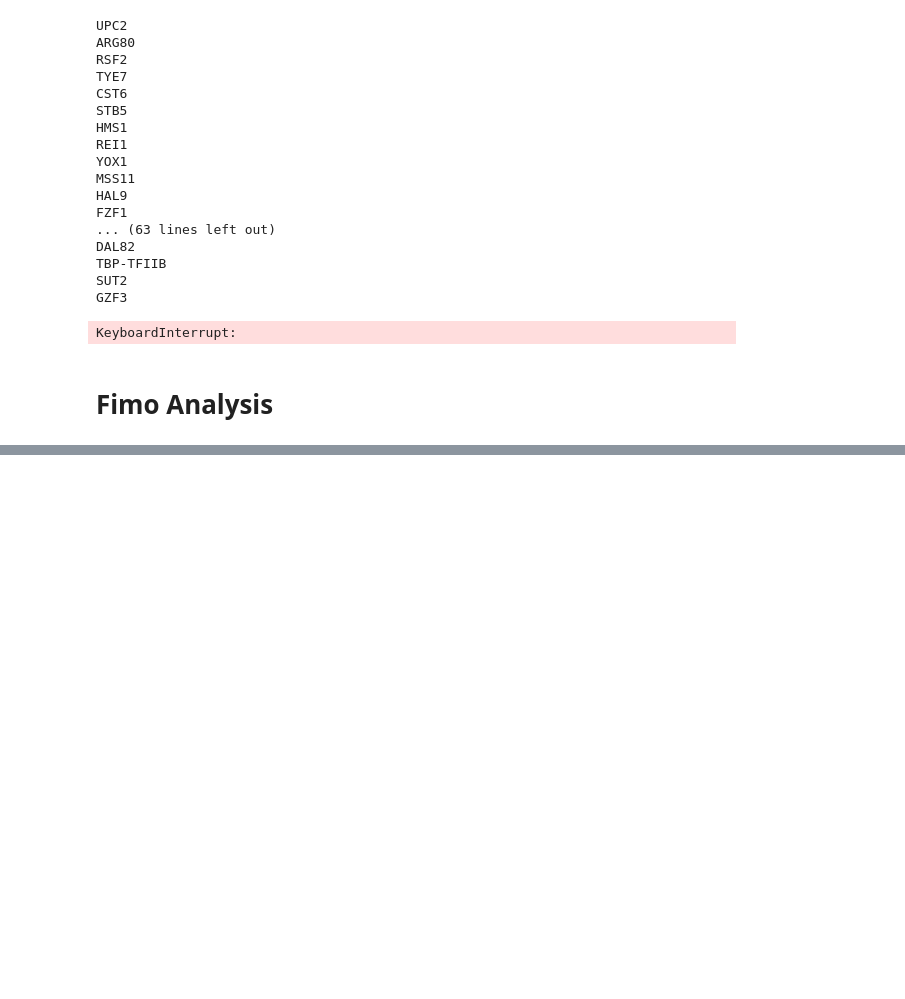
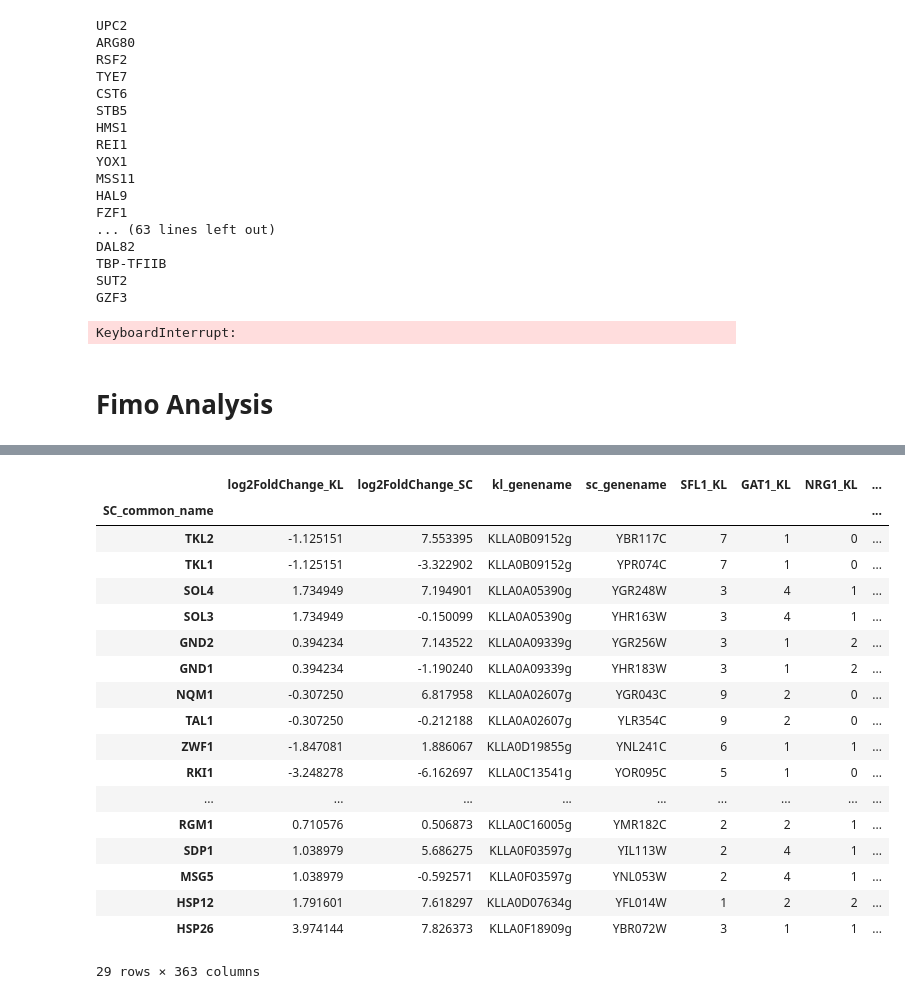
Before and after one commit to heineike02/yeast_esr_expression_analysis, a Jupyter notebook: scripts/20171004_scsigact_analysis.ipynb, the cells around one changed output, grey strips where cells are left out. Saved outputs shown, nothing was run; the diff lists cells and outputs as text; code cells hidden in the pictures; blank space fills up the shorter version.

```diff
--- a/scripts/20171004_scsigact_analysis.ipynb
+++ b/scripts/20171004_scsigact_analysis.ipynb
@@ -545,8 +591,12 @@ KeyboardInterrupt:
 # %%
 #Make promoter files for meme analysis
 
-fname_prefix = '20171003_pent'
-gene_list = ['TKL2','TKL1','SOL4','SOL3','GND2','GND1','NQM1','TAL1','ZWF1','RKI1','RPE1']
-
+fname_prefix = '20171011_pent_metab_'
+#gene_list = ['TKL2','TKL1','SOL4','SOL3','GND2','GND1','NQM1','TAL1','ZWF1','RKI1','RPE1']
+#gene_list = ['TKL2','TKL1','SOL4','SOL3','GND2','GND1','NQM1','TAL1','ZWF1','RKI1','RPE1',  #pentose phosphate
+#             'HXT5', 'HXT3', 'CYC7', 'CYC1', 'YJL045W', 'SDH1', 'HXK1', 'HXK2', 'GLK1', 'EMI2', 'SHH4', 'SDH4',  #Other respiration
+#             'USV1','RGM1','SDP1','MSG5',  #regulators
+#             'HSP12','HSP26'] #Controls
+gene_list =
 
 promoter_fname_kl, promoter_fname_sc = io_library.make_meme_promoter_files(gene_list, fname_prefix, kl_sc_PKA_data)
@@ -654,3 +690,2 @@ plot_data.to_csv(fname_presence_all_motifs)
 # %%
-fname_presence_all_motifs = data_processing_dir + os.path.normpath("motifs/20171005_pent_phos_all_motif_presence.csv")
-plot_data.to_csv(fname_presence_all_motifs)
+motif_presence = pd.read_csv(data_processing_dir + os.path.normpath("motifs/" + fname_prefix + "_all_motifs.csv"),index_col=0)
@@ -662,0 +801,22 @@ a[2].hist()
+# %%
+motif_presence
+# %% [output]
+|  | log2FoldChange_KL | log2FoldChange_SC | kl_genename | sc_genename | SFL1_KL | GAT1_KL | NRG1_KL | ... |
+| SC_common_name |  |  |  |  |  |  |  | ... |
+| TKL2 | -1.125151 | 7.553395 | KLLA0B09152g | YBR117C | 7 | 1 | 0 | ... |
+| TKL1 | -1.125151 | -3.322902 | KLLA0B09152g | YPR074C | 7 | 1 | 0 | ... |
+| SOL4 | 1.734949 | 7.194901 | KLLA0A05390g | YGR248W | 3 | 4 | 1 | ... |
+| SOL3 | 1.734949 | -0.150099 | KLLA0A05390g | YHR163W | 3 | 4 | 1 | ... |
+| GND2 | 0.394234 | 7.143522 | KLLA0A09339g | YGR256W | 3 | 1 | 2 | ... |
+| GND1 | 0.394234 | -1.190240 | KLLA0A09339g | YHR183W | 3 | 1 | 2 | ... |
+| NQM1 | -0.307250 | 6.817958 | KLLA0A02607g | YGR043C | 9 | 2 | 0 | ... |
+| TAL1 | -0.307250 | -0.212188 | KLLA0A02607g | YLR354C | 9 | 2 | 0 | ... |
+| ZWF1 | -1.847081 | 1.886067 | KLLA0D19855g | YNL241C | 6 | 1 | 1 | ... |
+| RKI1 | -3.248278 | -6.162697 | KLLA0C13541g | YOR095C | 5 | 1 | 0 | ... |
+| ... | ... | ... | ... | ... | ... | ... | ... | ... |
+| RGM1 | 0.710576 | 0.506873 | KLLA0C16005g | YMR182C | 2 | 2 | 1 | ... |
+| SDP1 | 1.038979 | 5.686275 | KLLA0F03597g | YIL113W | 2 | 4 | 1 | ... |
+| MSG5 | 1.038979 | -0.592571 | KLLA0F03597g | YNL053W | 2 | 4 | 1 | ... |
+| HSP12 | 1.791601 | 7.618297 | KLLA0D07634g | YFL014W | 1 | 2 | 2 | ... |
+| HSP26 | 3.974144 | 7.826373 | KLLA0F18909g | YBR072W | 3 | 1 | 1 | ... |
+29 rows × 363 columns
```
Also changed, not shown: parts of 53 cells of this notebook, 3 other files.
